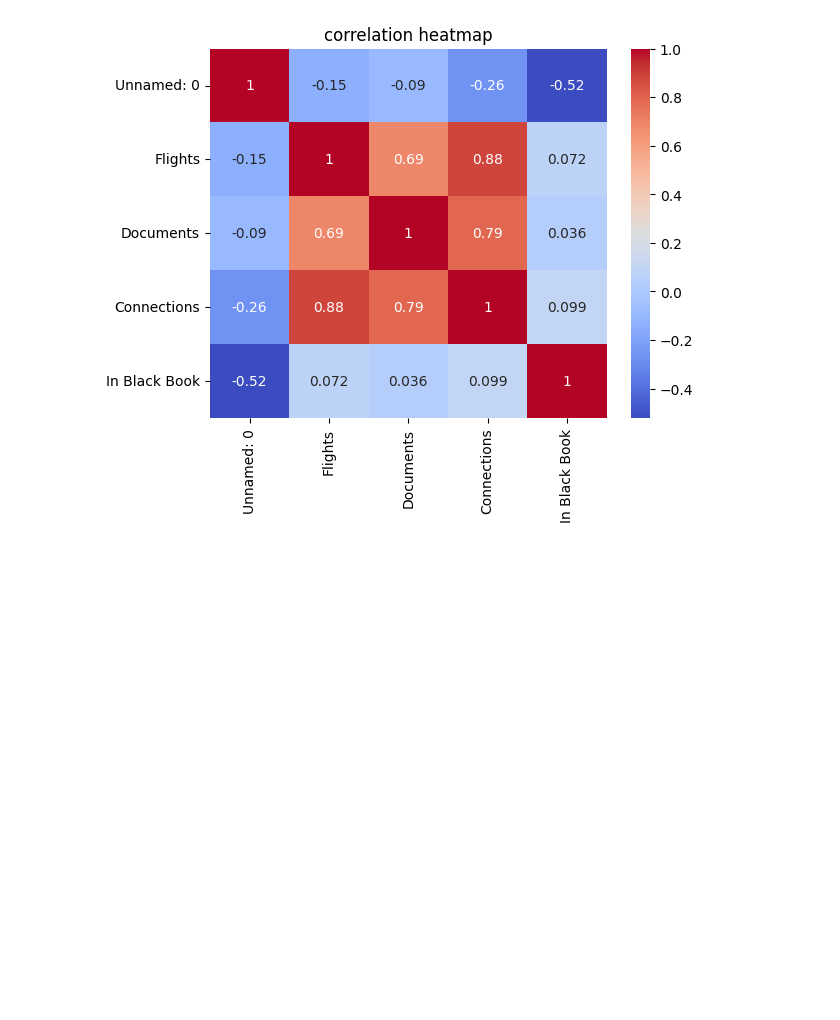
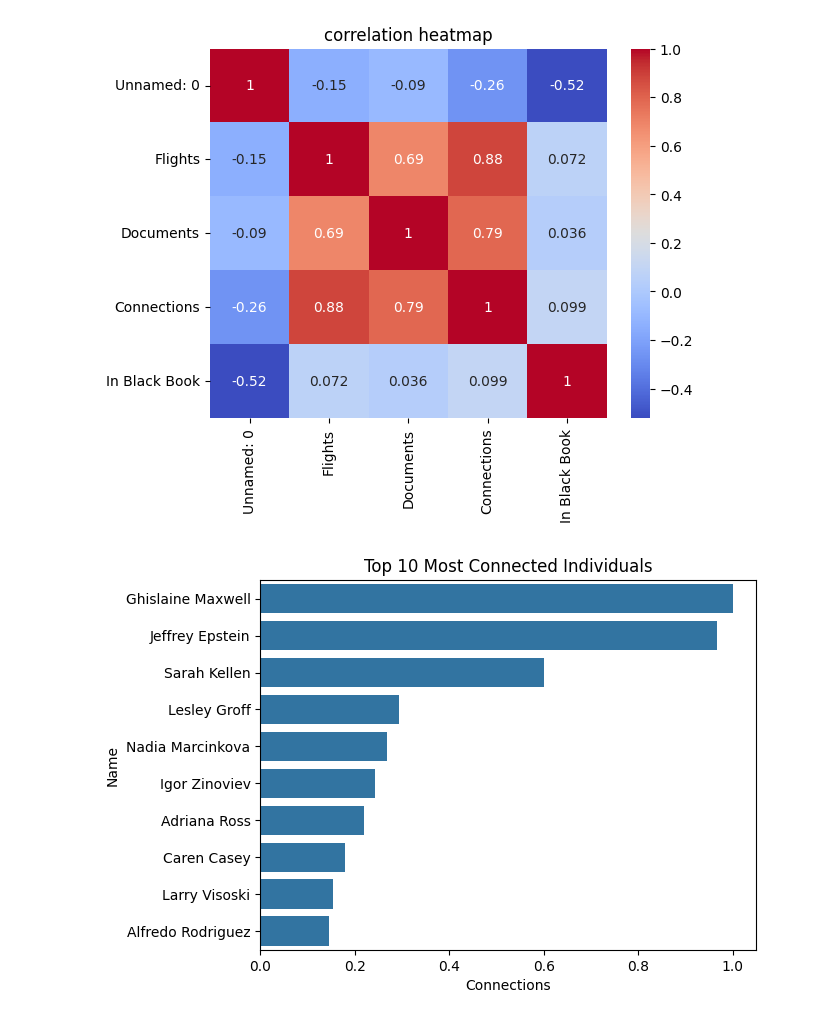
Before and after one commit to Amruth-U-tech/DL-Journey, a Jupyter notebook: 00-DataVisualisation/visualisation-1.ipynb, the cells around one changed output. Saved outputs shown, nothing was run; the diff lists cells and outputs as text; code cells hidden in the pictures; blank space fills up the shorter version.

Commit message:
few more data visualised

```diff
--- a/00-DataVisualisation/visualisation-1.ipynb
+++ b/00-DataVisualisation/visualisation-1.ipynb
@@ -209,3 +209,13 @@ plt.title("correlation heatmap")
 plt.show()
 # %% [output]
 [figure]
+# %%
+#top kinds of connections
+top_conn = epstien_v.nlargest(10, "Connections")
+
+sns.barplot(data=top_conn, x="Connections", y="Name")
+
+plt.title("Top 10 Most Connected Individuals")
+plt.show()
+# %% [output]
+[figure, added]
```
Also changed, not shown: parts of 2 cells of this notebook.
